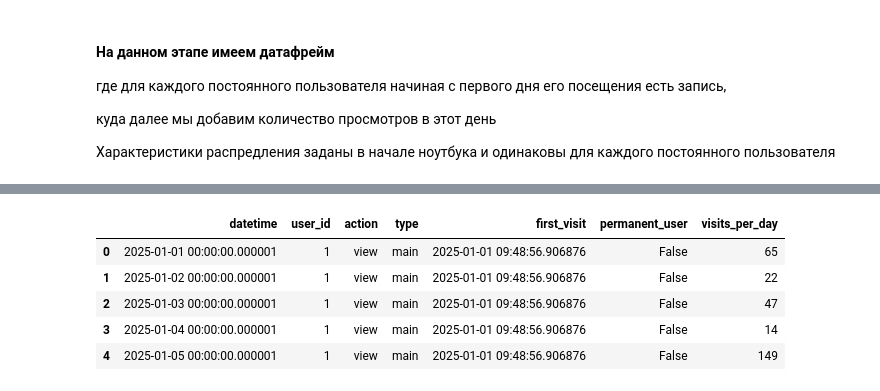
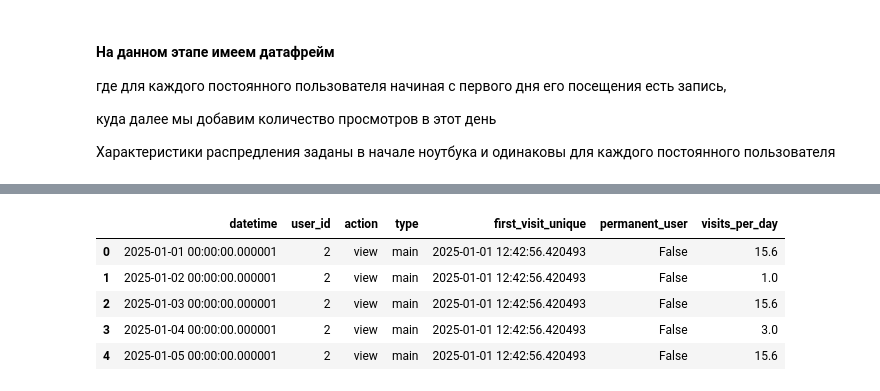
Before and after one commit to RuslGL/analyst_workflow_simulation, a Jupyter notebook: data_preparation/raw_data.ipynb, the cells around one changed output, grey strips where cells are left out. Cells and saved outputs as stored; diff of their text form; code cells hidden in the pictures.

```diff
--- a/data_preparation/raw_data.ipynb
+++ b/data_preparation/raw_data.ipynb
@@ -30,9 +29,12 @@ end_date = datetime(2025, 12, 31)
 days = (end_date - start_date).days + 1
 
 # Показатели прироста пользователей
-initial_users = 5  # Начальное количество пользователей
-mean_growth = 0.015  # Средний прирост в день (доля - не процент)
-growth_std = 0.006  # Отклонение изменения прироста
+initial_users = 47  # Начальное количество пользователей
+target_users = 475 # Цель по приросту юзеров на конец периода
+noise_std = 30 # Уровень шума (среднее квадтратичное отклонение) при генерации новых пользователей
+
+# mean_growth = 0.015  # Средний прирост в день (доля - не процент)
+# growth_std = 0.006  # Отклонение изменения прироста
 
 # Параметры количества просмотров в день для регулярного пользователя
 mean_visits_per_day = 12  # Среднее количество визитов в день
@@ -154,15 +261,16 @@ def line_plot(dataset, figsize = (12, 3),
 # Генерируем количество пользователей на каждый день
 daily_users = [initial_users]
 
-# Генерируем количество пользователей на каждый день
-daily_users = [initial_users]
+# Генерируем дни от 1 до days
+x = np.arange(1, days + 1)
 
-for _ in range(1, days):
-    prev_users = daily_users[-1]
-    adjusted_growth = mean_growth + np.random.normal(0, growth_std)  # Случайное изменение прироста
-    new_users = int(np.ceil(prev_users * (1 + adjusted_growth)))  # Применяем изменённый прирост и округляем вверх
-    #daily_users.append(max(new_users, prev_users + 1))  # Гарантируем рост хотя бы на 1 пользователя
-    daily_users.append(new_users)
+# Логарифмический рост пользователей
+growth_factor = np.log1p(x)  # log1p(x) = log(1 + x), избегает log(0)
+y = initial_users + (target_users - initial_users) * (growth_factor / max(growth_factor))
+
+# Добавляем шум
+noise = np.random.normal(scale=noise_std, size=len(y))  # Увеличенный разброс
+daily_users = np.maximum(y + noise, initial_users).astype(int)  # Убираем отрицательные значения и округляем
 
 daily_users[-10:]
 # %% [output]
@@ -508,8 +633,15 @@ for _, row in tqdm(first_visit_dates.iterrows(), total=first_visit_dates.shape[0
     # Генерация всех дат от first_visit до exit_day
     dates = pd.date_range(start=first_visit, end=exit_day, freq='D')
 
+    # # Генерация количества визитов для каждой даты по логнормальному распределению
+    # visits_per_day = np.random.lognormal(mean=np.log(mean_visits_per_day_log), sigma=std_visits_per_day_log, size=len(dates)).astype(int)
+
+
     # Генерация количества визитов для каждой даты по логнормальному распределению
     visits_per_day = np.random.lognormal(mean=np.log(mean_visits_per_day_log), sigma=std_visits_per_day_log, size=len(dates)).astype(int)
+
+    # Ограничиваем диапазон значений
+    visits_per_day = np.clip(visits_per_day, 1, mean_visits_per_day * 1.3)  # Ограничение сверху
 
     # Создаем мини-датафрейм для текущего пользователя
     user_df = pd.DataFrame({
@@ -517,7 +649,7 @@ for _, row in tqdm(first_visit_dates.iterrows(), total=first_visit_dates.shape[0
         'user_id': user_id,
         'action': 'view',
         'type': 'main',
-        'first_visit': first_visit,
+        'first_visit_unique': first_visit,
         'permanent_user': False,
         'visits_per_day': visits_per_day
     })
@@ -536,6 +668,6 @@ Wall time: 2min 45s
-|  | datetime | user_id | action | type | first_visit | permanent_user | visits_per_day |
-| 0 | 2025-01-01 00:00:00.000001 | 1 | view | main | 2025-01-01 09:48:56.906876 | False | 65 |
-| 1 | 2025-01-02 00:00:00.000001 | 1 | view | main | 2025-01-01 09:48:56.906876 | False | 22 |
-| 2 | 2025-01-03 00:00:00.000001 | 1 | view | main | 2025-01-01 09:48:56.906876 | False | 47 |
-| 3 | 2025-01-04 00:00:00.000001 | 1 | view | main | 2025-01-01 09:48:56.906876 | False | 14 |
-| 4 | 2025-01-05 00:00:00.000001 | 1 | view | main | 2025-01-01 09:48:56.906876 | False | 149 |
+|  | datetime | user_id | action | type | first_visit_unique | permanent_user | visits_per_day |
+| 0 | 2025-01-01 00:00:00.000001 | 2 | view | main | 2025-01-01 12:42:56.420493 | False | 15.6 |
+| 1 | 2025-01-02 00:00:00.000001 | 2 | view | main | 2025-01-01 12:42:56.420493 | False | 1.0 |
+| 2 | 2025-01-03 00:00:00.000001 | 2 | view | main | 2025-01-01 12:42:56.420493 | False | 15.6 |
+| 3 | 2025-01-04 00:00:00.000001 | 2 | view | main | 2025-01-01 12:42:56.420493 | False | 3.0 |
+| 4 | 2025-01-05 00:00:00.000001 | 2 | view | main | 2025-01-01 12:42:56.420493 | False | 15.6 |
```
Also changed, not shown: parts of 57 cells of this notebook, 1 other file.
